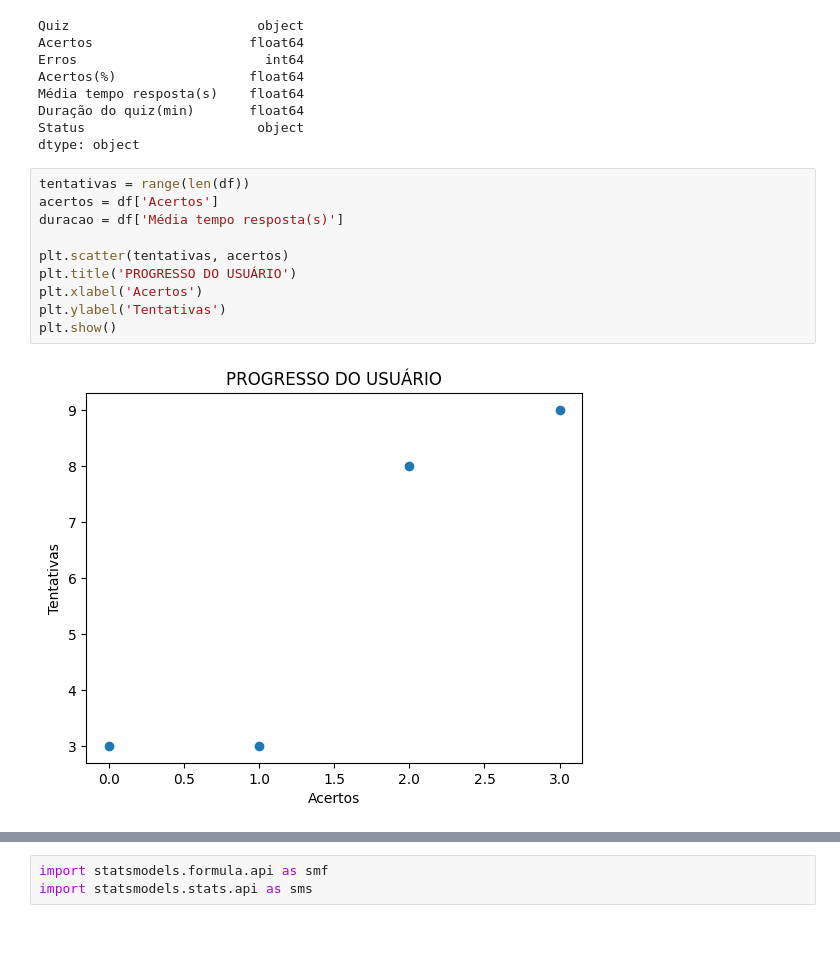
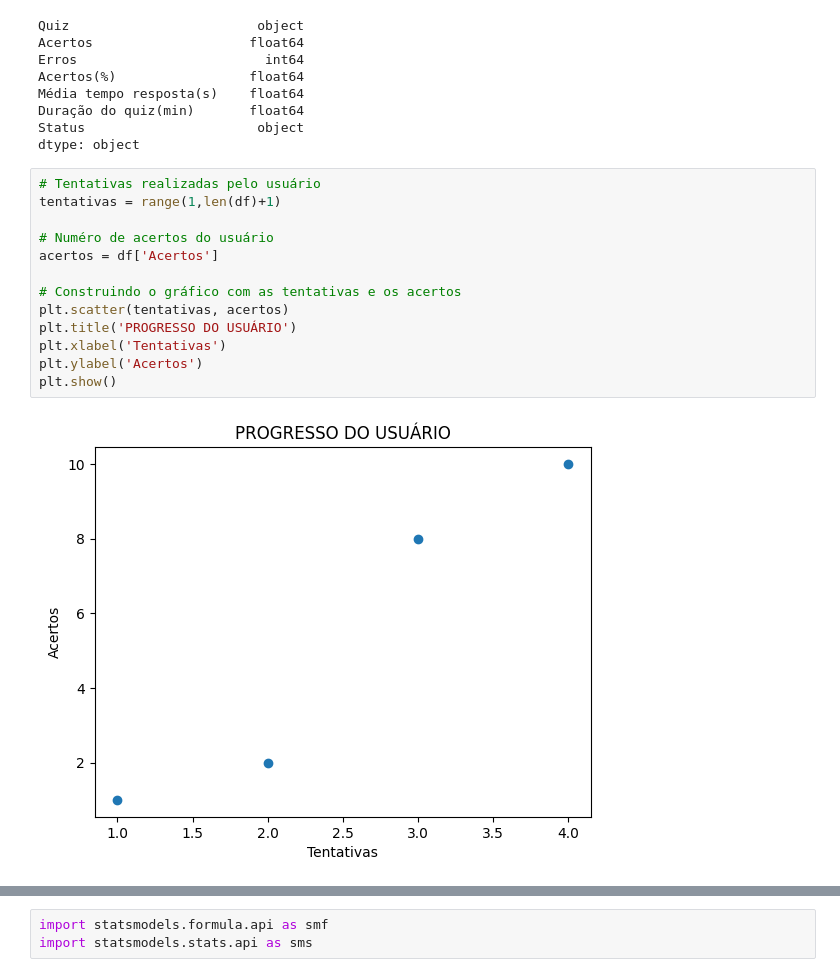
Before and after one commit to Gustavo-b017/challenger-SijiA, a Jupyter notebook: SPRINT_MATEMÁTICA/regressao_user.ipynb, the cells around one changed output, grey strips where cells are left out. Saved outputs shown, nothing was run; the diff lists cells and outputs as text; blank space fills up the shorter version.

```diff
--- a/SPRINT_MATEMÁTICA/regressao_user.ipynb
+++ b/SPRINT_MATEMÁTICA/regressao_user.ipynb
@@ -43,17 +43,20 @@ Duração do quiz(min)       float64
 Status                      object
 dtype: object
 # %%
-tentativas = range(len(df))
+# Tentativas realizadas pelo usuário
+tentativas = range(1,len(df)+1)
+
+# Numéro de acertos do usuário
 acertos = df['Acertos']
-duracao = df['Média tempo resposta(s)']
 
+# Construindo o gráfico com as tentativas e os acertos
 plt.scatter(tentativas, acertos)
 plt.title('PROGRESSO DO USUÁRIO')
-plt.xlabel('Acertos')
-plt.ylabel('Tentativas')
+plt.xlabel('Tentativas')
+plt.ylabel('Acertos')
 plt.show()
 # %% [output]
-[figure, old version]
+[figure, new version]
 # %%
 pip install statsmodels
 # %% [output]
```
Also changed, not shown: parts of 12 cells of this notebook, 9 other files.
